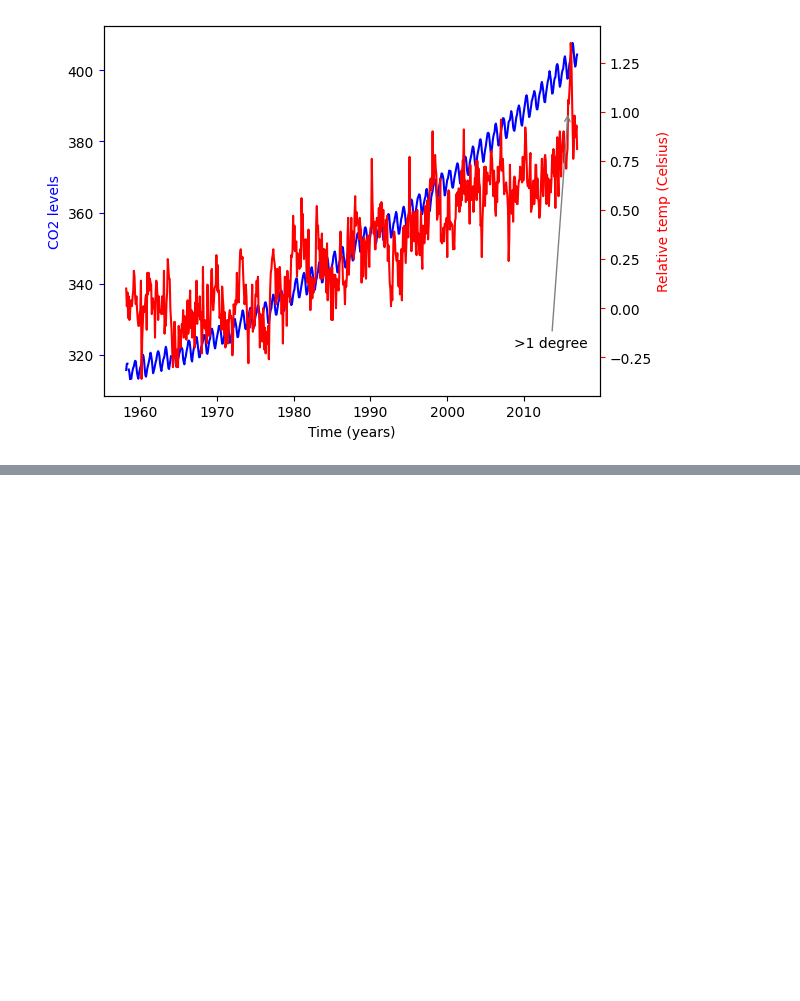
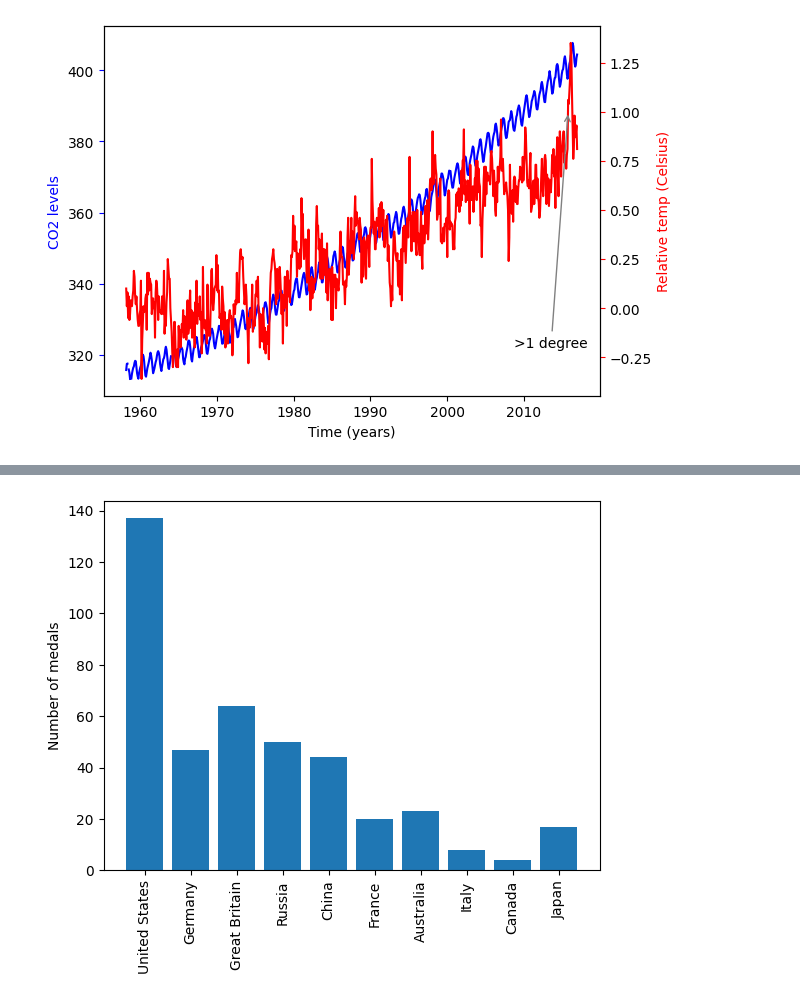
Before and after one commit to Emigbanam/Data-Analysis-Practice, a Jupyter notebook: Data Visualization With Python (Matplotlib).ipynb, the cells around one changed output, grey strips where cells are left out. Cells and saved outputs as stored; diff of their text form; code cells hidden in the pictures; blank space fills up the shorter version.

```diff
--- a/Data Visualization With Python (Matplotlib).ipynb
+++ b/Data Visualization With Python (Matplotlib).ipynb
@@ -378,0 +389,4 @@ plt.show()
+# %%
+medals = pd.read_csv("C:/Users/Emigb/Documents/Data Science/datasets/medals_by_country_2016.csv")
+medals.rename(columns={'Unnamed: 0':'country'}, inplace=True)
+medals.head()
@@ -378,0 +400,15 @@ plt.show()
+# %%
+#1. Call the ax.bar method to plot the "Gold" column as a function of the country.
+
+fig, ax = plt.subplots()
+ax.bar(medals['country'], medals['Gold'])
+
+#2. Use the ax.set_xticklabels to set the x-axis tick labels to be the country names.
+ax.set_xticklabels(medals["country"], rotation=90)
+
+#3. In the call to ax.set_xticklabels rotate the x-axis tick labels by 90 degrees by using the rotation key-word argument. Set the y-axis label to "Number of medals".
+ax.set_ylabel('Number of medals')
+
+plt.show()
+# %% [output]
+[figure, added]
```
Also changed, not shown: parts of 4 cells of this notebook.
